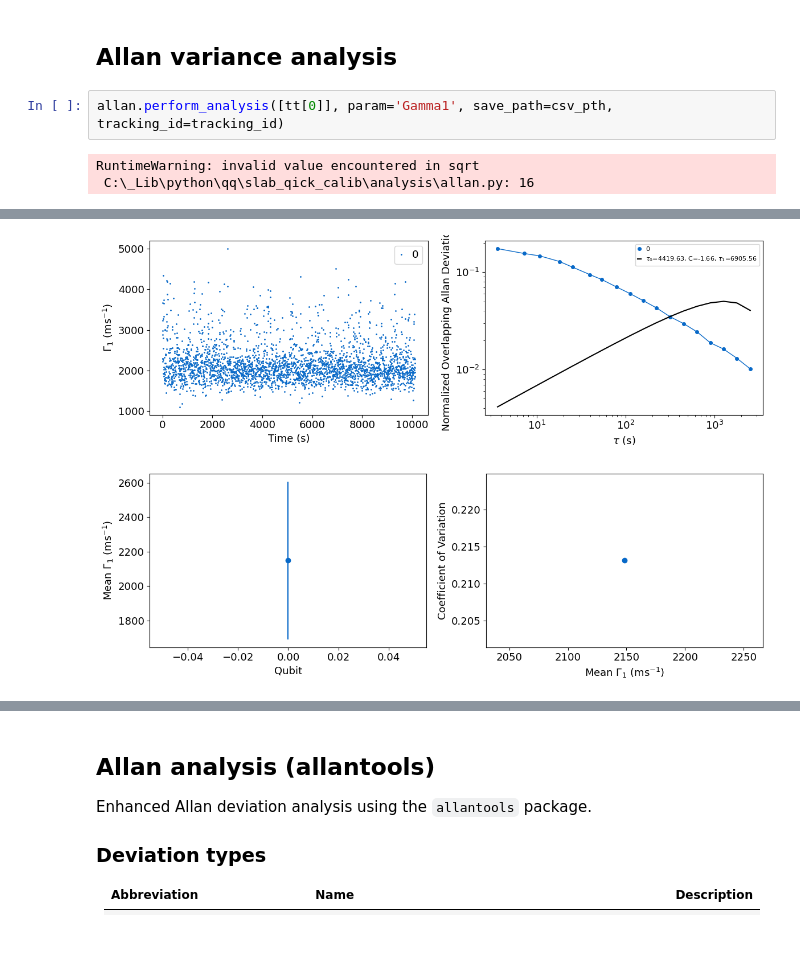
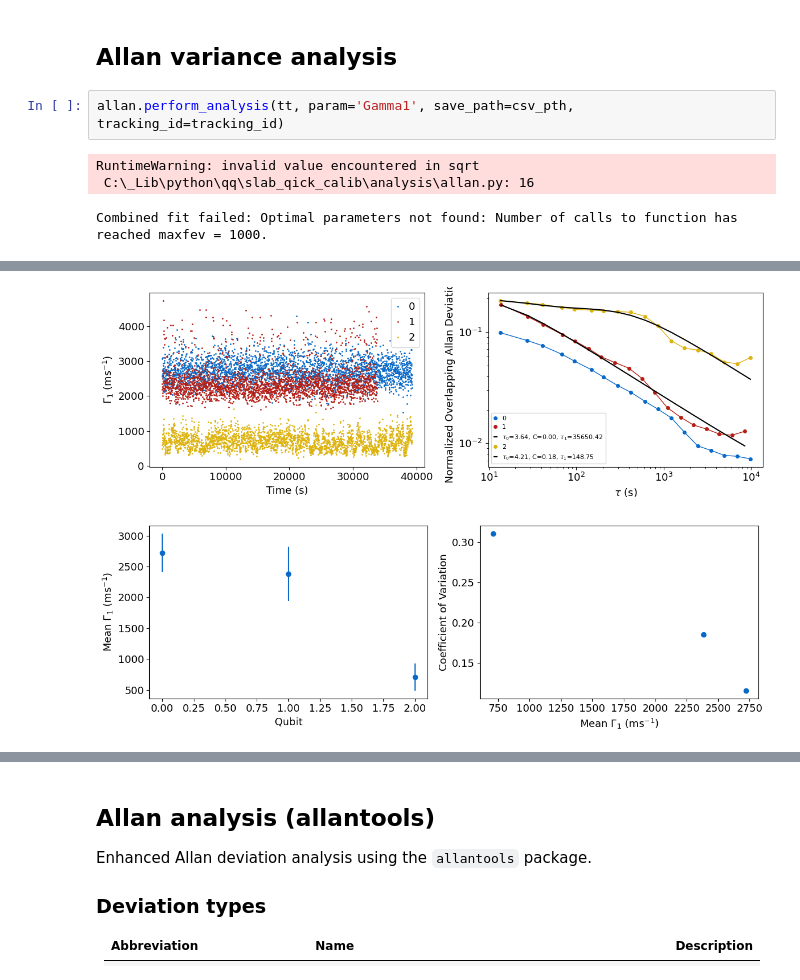
Before and after one commit to SchusterLab/slab_qick_calib, a Jupyter notebook: notebooks_analysis/analyze_tracking.ipynb, the cells around one changed output, grey strips where cells are left out. Cells and saved outputs as stored; diff of their text form; blank space fills up the shorter version.

```diff
--- a/notebooks_analysis/analyze_tracking.ipynb
+++ b/notebooks_analysis/analyze_tracking.ipynb
@@ -41,7 +82,8 @@ tt = collections.add_losses(tt)
 # %% [markdown]
 ## Allan variance analysis
 # %%
-allan.perform_analysis([tt[0]], param='Gamma1', save_path=csv_pth, tracking_id=tracking_id)
+allan.perform_analysis(tt, param='Gamma1', save_path=csv_pth, tracking_id=tracking_id)
 # %% [output]
 RuntimeWarning: invalid value encountered in sqrt
  C:\_Lib\python\qq\slab_qick_calib\analysis\allan.py: 16
+Combined fit failed: Optimal parameters not found: Number of calls to function has reached maxfev = 1000.
@@ -48,2 +93,2 @@ RuntimeWarning: invalid value encountered in sqrt
-[figure, old version]
+[figure, new version]
-[figure, old version]
+[figure, new version]
```
Also changed, not shown: parts of 18 cells of this notebook, 28 other files.
